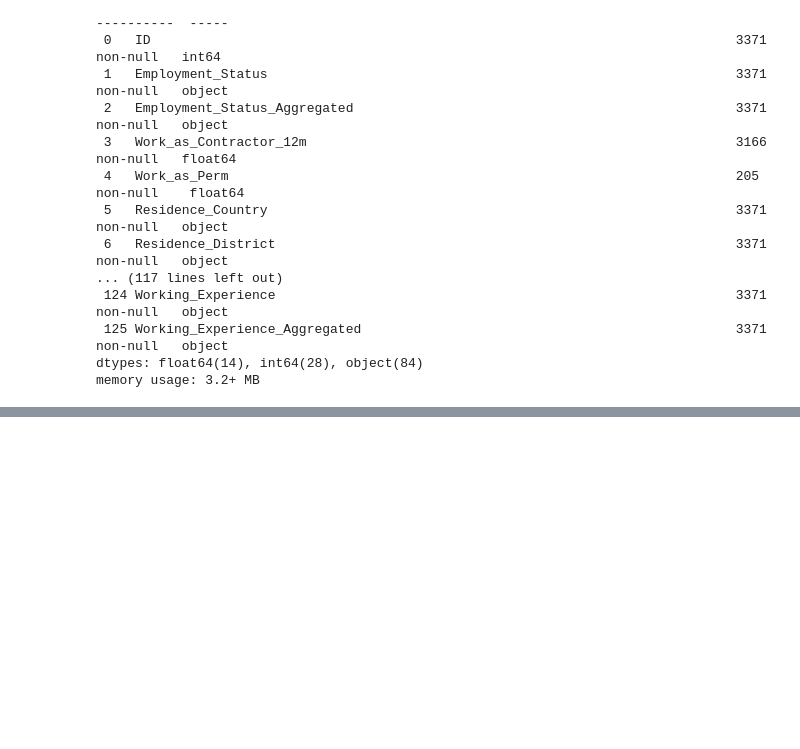
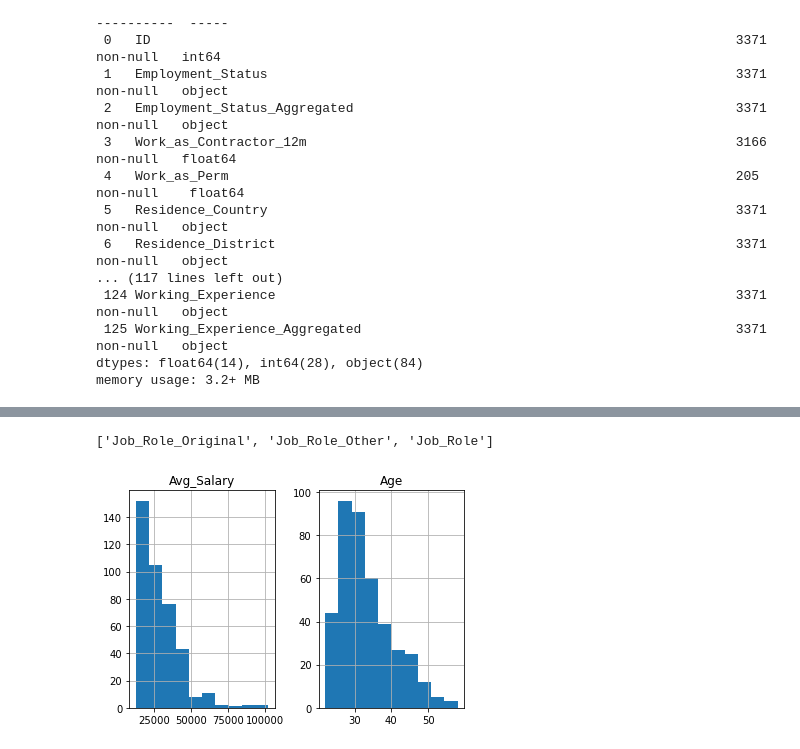
Before and after one commit to Inrx/LJ-Survey-Analysis, a Jupyter notebook: EDA.ipynb, the cells around one changed output, grey strips where cells are left out. Cells and saved outputs as stored; diff of their text form; code cells hidden in the pictures; blank space fills up the shorter version.

```diff
--- a/EDA.ipynb
+++ b/EDA.ipynb
@@ -144,0 +50,2 @@ Name: Residence_Country, dtype: int64
+# %%
+not_freelance = raw_data[raw_data["Employment_Status"]!="Working as a Contractor/Freelancer"]
@@ -144,0 +91,15 @@ Name: Residence_Country, dtype: int64
+# %%
+[col for col in raw_data.columns.tolist() if col.find('Role')>0]
+# %% [output]
+['Job_Role_Original', 'Job_Role_Other', 'Job_Role']
+# %%
+re_index = ['0 Years', '0 - 3 years', '3 - 6 years', '6+ years']
+
+salary_relevant_col = ['Avg_Salary', 'Age', 'Working_Experience_Aggregated', 'Job_Role']
+# %%
+female_salary = not_freelance[not_freelance['Gender']=='Female'][salary_relevant_col]
+male_salary = not_freelance[not_freelance['Gender']=='Male'][salary_relevant_col]
+# %%
+female_salary.hist();
+# %% [output]
+[figure, added]
```
Also changed, not shown: parts of 22 cells of this notebook.
